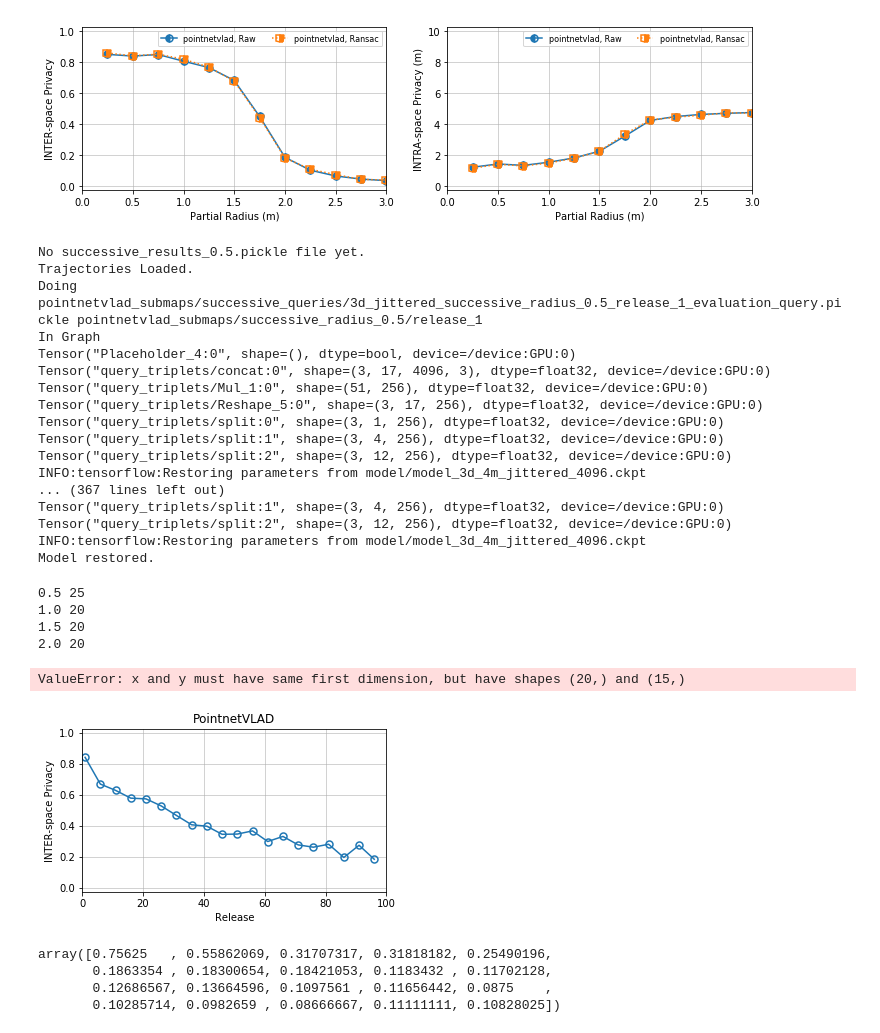
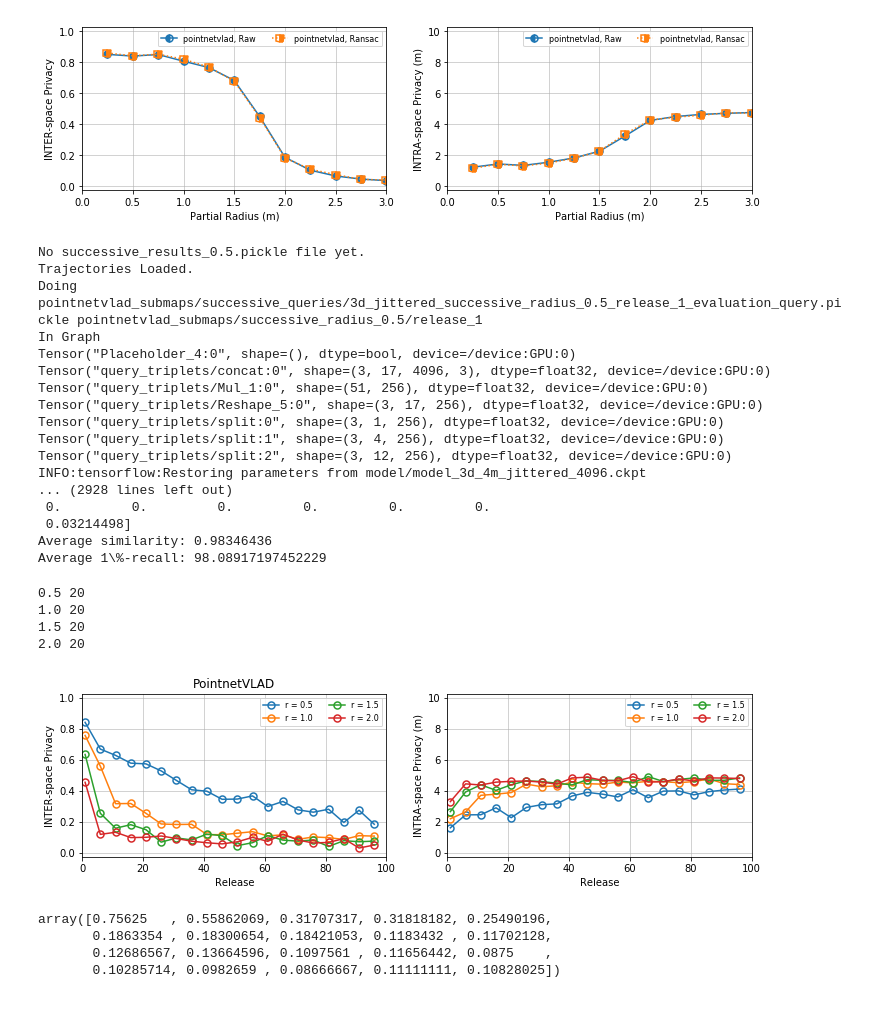
Before and after one commit to spatial-privacy/3d-spatial-privacy, a Jupyter notebook: 03-one-time-partial-pointnetvlad.ipynb, the cells around one changed output. Cells and saved outputs as stored; diff of their text form; code cells hidden in the pictures.

Commit message:
Separated database creation for pointnetvlad.

```diff
--- a/03-one-time-partial-pointnetvlad.ipynb
+++ b/03-one-time-partial-pointnetvlad.ipynb
@@ -81,7 +81,7 @@ for folder in all_folders:
 ['raw_dataset']
 Training df for: raw_dataset
 # %%
-pickle_file = 'partial_results.pickle'
+pickle_file = 'partial_results_2.pickle'
 
 try:
     with open(RESULTS_FOLDER + pickle_file,'rb') as pickle_output:
@@ -193,7 +193,7 @@ INFO:tensorflow:Restoring parameters from model/model_3d_4m_jittered_4096.ckpt
 Average similarity: 0.98276836
 Average 1\%-recall: 99.3
 # %%
-pickle_file = 'partial_results.pickle'
+pickle_file = 'partial_results_2.pickle'
 
 try:
     with open(RESULTS_FOLDER + pickle_file,'rb') as pickle_output:
@@ -356,11 +356,11 @@ Tensor("query_triplets/split:0", shape=(3, 1, 256), dtype=float32, device=/devic
 Tensor("query_triplets/split:1", shape=(3, 4, 256), dtype=float32, device=/device:GPU:0)
 Tensor("query_triplets/split:2", shape=(3, 12, 256), dtype=float32, device=/device:GPU:0)
 INFO:tensorflow:Restoring parameters from model/model_3d_4m_jittered_4096.ckpt
-... (367 lines left out)
-Tensor("query_triplets/split:1", shape=(3, 4, 256), dtype=float32, device=/device:GPU:0)
-Tensor("query_triplets/split:2", shape=(3, 12, 256), dtype=float32, device=/device:GPU:0)
-INFO:tensorflow:Restoring parameters from model/model_3d_4m_jittered_4096.ckpt
-Model restored.
+... (2928 lines left out)
+ 0.         0.         0.         0.         0.         0.
+ 0.03214498]
+Average similarity: 0.98346436
+Average 1\%-recall: 98.08917197452229
 # %%
 pointnetvlad_successive = []
 
@@ -388,7 +388,7 @@ for radius in np.arange(0.5,2.1,0.5):
     print(radius,len(pointnetvlad_successive_per_radius))
     pointnetvlad_successive.append(pointnetvlad_successive_per_radius)
 # %% [output]
-0.5 25
+0.5 20
 1.0 20
 1.5 20
 2.0 20
@@ -412,7 +412,7 @@ for i, radius in enumerate(np.arange(0.5,2.1,0.5)):
 
     ax1.plot(
         np.arange(1,100,5),
-        pointnetvlad_successive[i][5:,1],
+        pointnetvlad_successive[i][:,1],
         "-o",
         linewidth = linewidth,fillstyle = 'none',
         mew = linewidth,markersize = markersize,
@@ -421,37 +421,36 @@ for i, radius in enumerate(np.arange(0.5,2.1,0.5)):
 
 ax1.legend(loc = "upper right", ncol = 2, fontsize = 8);
 
 ax2 = fig.add_subplot(122)
 
 ax2.grid(alpha = 0.7)
 ax2.set_ylim(-0.25,10.25)
 ax2.set_xlim(0,100)
 
 ax2.set_ylabel("INTRA-space Privacy (m)")
 ax2.set_xlabel("Release")
 #ax2.set_yticklabels(fontsize = 16)
 #ax2.set_xticklabels(fontsize = 16)
 
 #plt.minorticks_on()
 
-for i, radius in enumerate(np.arange(0.5,1.1,0.5)):
+for i, radius in enumerate(np.arange(0.5,2.1,0.5)):
 
     ax2.plot(
         np.arange(1,100,5),
-        pointnetvlad_successive[i][5:,2],
+        pointnetvlad_successive[i][:,2],
         "-o",
         linewidth = linewidth,fillstyle = 'none',
         mew = linewidth,markersize = markersize,
         label = "r = "+str(radius)
     )
 
 
 ax2.legend(loc = "upper right", ncol = 2, fontsize = 8);
 
 #plt.savefig('arcore_results/partials-radius-pointnetvlad-jittered.png', format='png', dpi=300,bbox_inches = 'tight')
 # %% [output]
-ValueError: x and y must have same first dimension, but have shapes (20,) and (15,)
-[figure, old version]
+[figure, new version]
 # %%
 pointnetvlad_successive[i][:,1]
 # %% [output]
```
Also changed, not shown: parts of 1 cell of this notebook, 2 other files.
